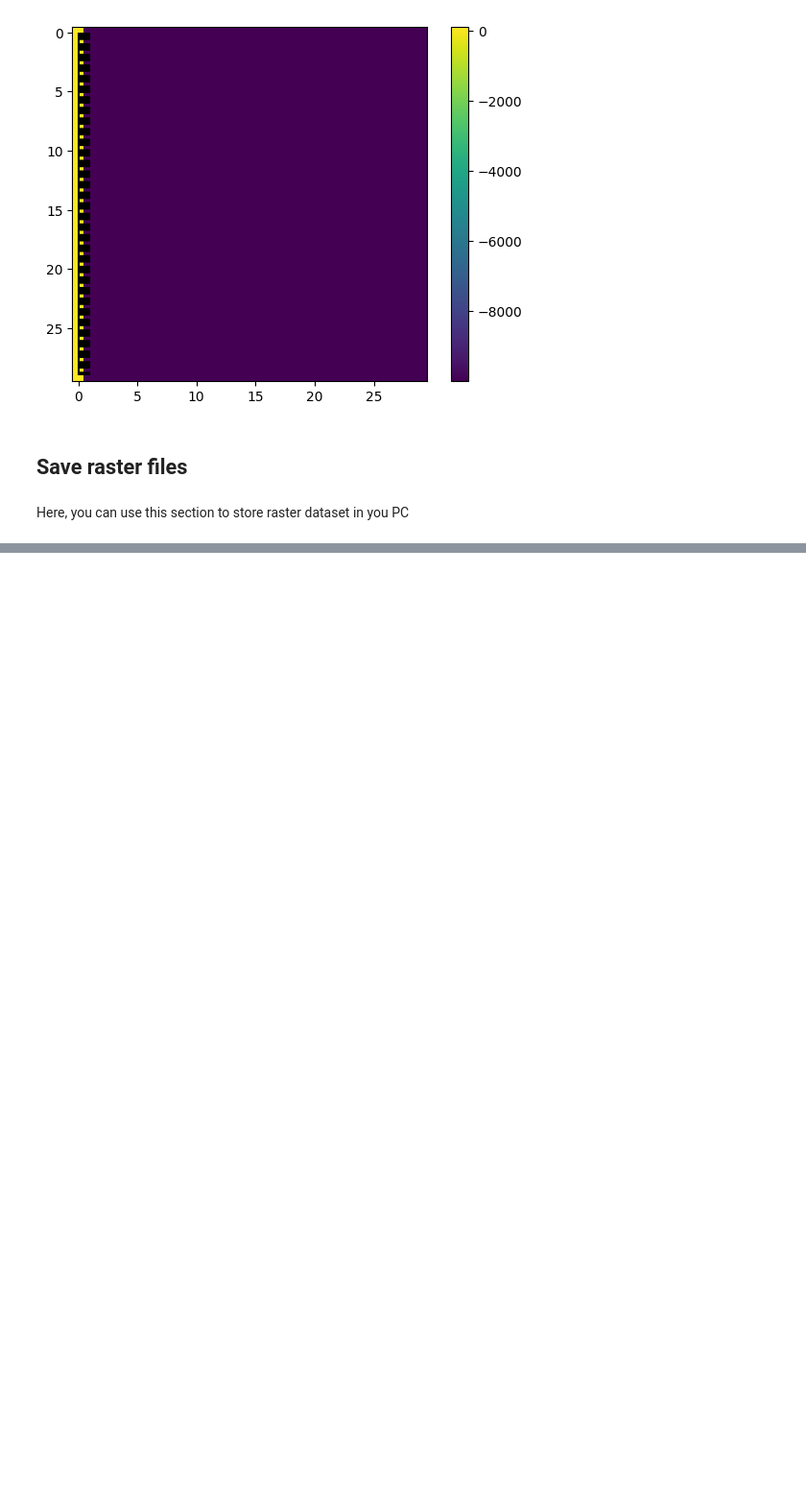
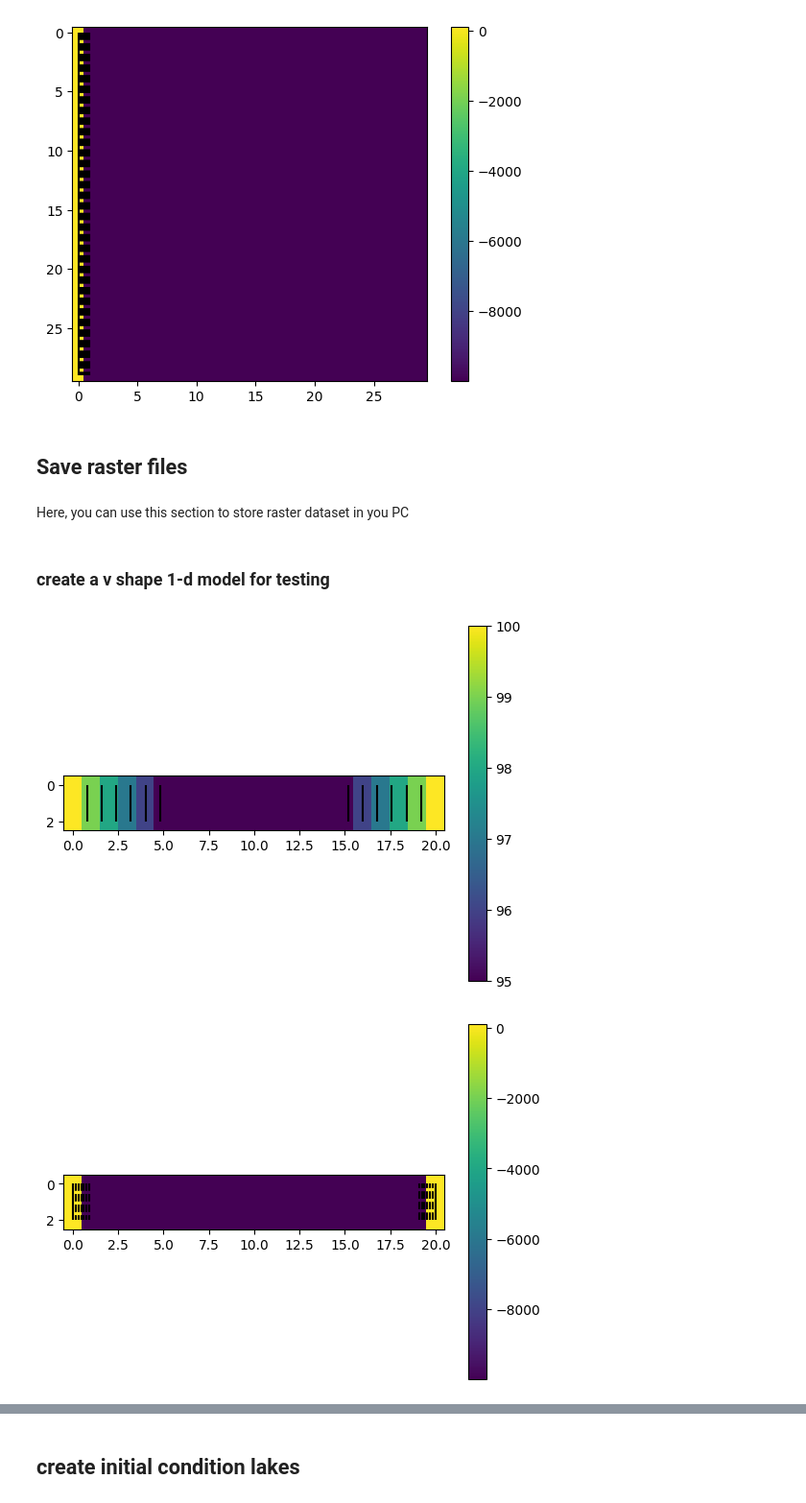
Before and after one commit to AndresQuichimbo/CUWALID-tutorials, a Jupyter notebook: Training/Python/Create_raster_files_samples.ipynb, the cells around one changed output, grey strips where cells are left out. Shown: that part at 96% size. Saved outputs shown, nothing was run; the diff lists cells and outputs as text; code cells hidden in the pictures; blank space fills up the shorter version.

```diff
--- a/Training/Python/Create_raster_files_samples.ipynb
+++ b/Training/Python/Create_raster_files_samples.ipynb
@@ -63,6 +63,22 @@ def add_slope(array, slopex=1.0, slopey=1.0):
     xs, ys = np.meshgrid(x, x)
     array = array+(xs*slopex+ys*slopey)*0.5
     return array
+
+def lakes_vshape(nx=21, ny=3, scale=10, offset=0, slope=0.5):
+    # Make the X, Y meshgrid instead of np.tile
+    x = np.linspace(0, nx-1, nx)
+    y = np.linspace(1, 1, ny)
+    xs, ys = np.meshgrid(x, y)
+    #print(xs, ys)
+    # Z evaluation
+    amp = (nx//2 - xs)*slope
+    #print(amp)
+    #print((xs[:, nx//2:]-nx//2))#*slope)
+    amp[:, nx//2:] = (xs[:, nx//2:]-nx//2)*slope
+    #amp[amp > 0.5] = 1
+    #amp[amp <= 0.5] = 0
+    amp = amp*scale + offset
+    return amp
 # %%
 def plot_surface(b):
     fig, ax = plt.subplots()
@@ -181,3 +197,27 @@ save_raster(watertable, fname, dx=1000.0)
 # %%
 fname = folder + "/mlakes_constant_head.asc"
 save_raster(chb, fname, dx=1000.0)
+# %% [markdown]
+### create a v shape 1-d model for testing
+# %%
+nx=21
+ny=3
+mask = np.zeros([ny, nx])
+mask[1, 1:-1] = 1
+vlake = lakes_vshape(nx=nx, ny=ny, scale=2, offset=90, slope=0.5)
+vbathymetry = 95 - vlake
+vlake[vlake < 95] = 95
+vbathymetry[vbathymetry < 0] = 0
+vbathymetry = vbathymetry * mask
+vCHB = vlake*0-9999
+vCHB[:, 0] = 90
+vCHB[:, -1] = 90
+vhead = vlake*0+90
+# %%
+plot_surface(vlake)
+plot_surface(vCHB)
+plot_surface(mask)
+plot_profile(vlake, bathymetry=vbathymetry, rows=[1])
+# %% [output]
+[figure, added]
+[figure, added]
@@ -183,0 +238,2 @@ save_raster(chb, fname, dx=1000.0)
+# %% [markdown]
+## create initial condition lakes
```
Also changed, not shown: parts of 4 cells of this notebook, 7 other files.
